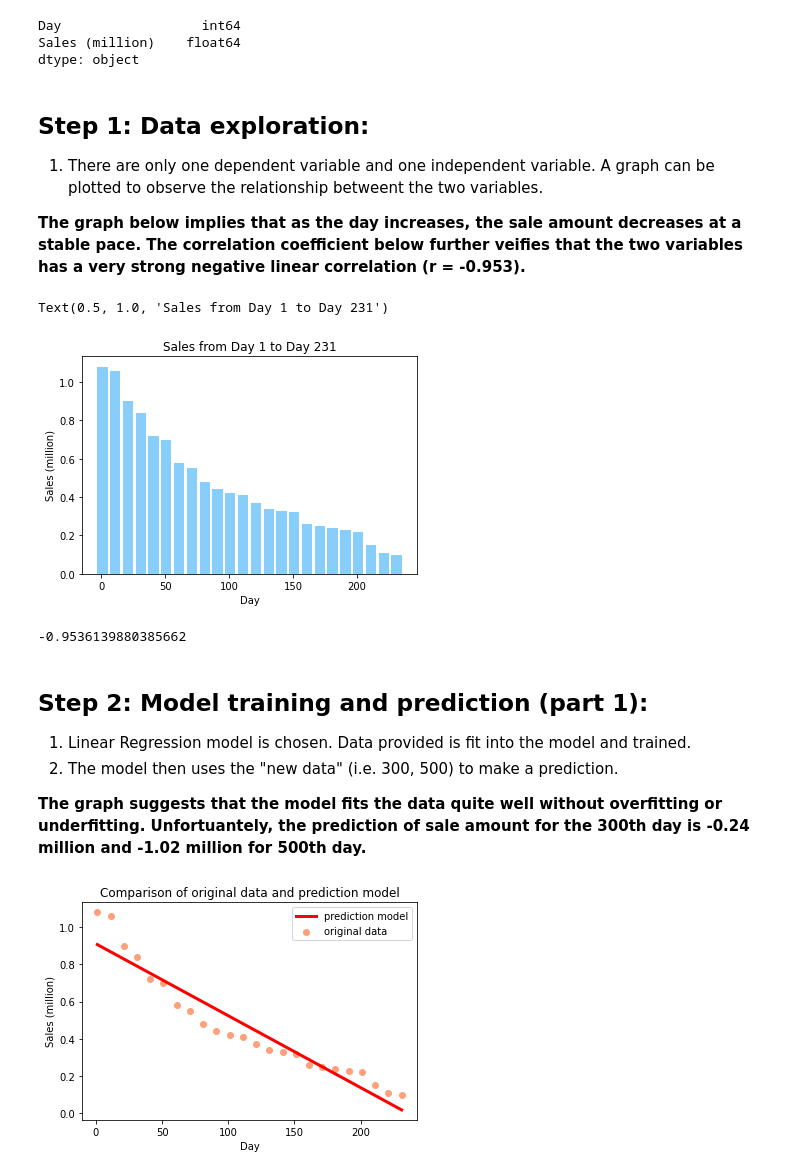
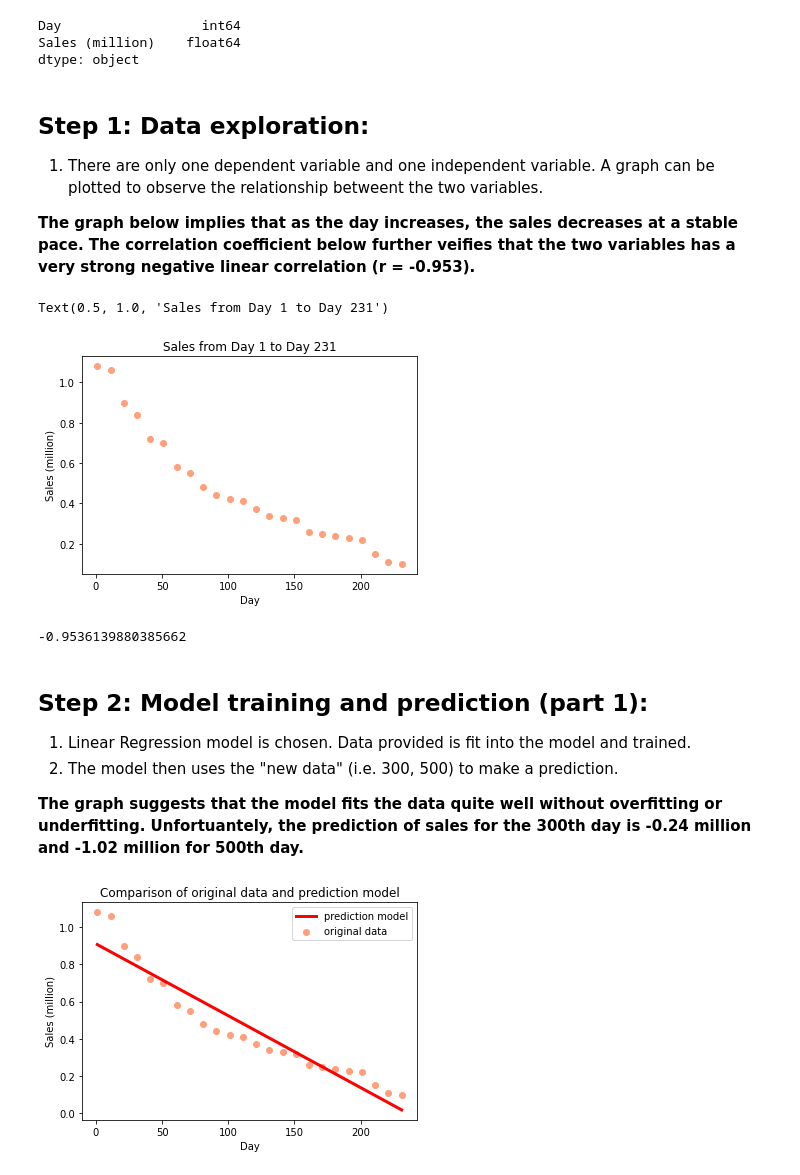
Before and after one commit to Vicky-Lam/Sales-prediction, a Jupyter notebook: Analysis-demo.ipynb, the cells around one changed output. Cells and saved outputs as stored; diff of their text form; code cells hidden in the pictures.

```diff
--- a/Analysis-demo.ipynb
+++ b/Analysis-demo.ipynb
@@ -40,18 +40,18 @@ dtype: object
 ## Step 1: Data exploration:
 1. There are only one dependent variable and one independent variable. A graph can be plotted to observe the relationship betweent the two variables.
 
-**The graph below implies that as the day increases, the sale amount decreases at a stable pace. The correlation coefficient below further veifies that the two variables has a very strong negative linear correlation (r = -0.953).**
+**The graph below implies that as the day increases, the sales decreases at a stable pace. The correlation coefficient below further veifies that the two variables has a very strong negative linear correlation (r = -0.953).**
 # %%
 #Visualize the data
 x = df['Day']
 y = df['Sales (million)']
-plt.bar(x, y, width = 8, color='lightskyblue')
+plt.scatter(x, y,  color='lightsalmon', label='original data')
 plt.xlabel('Day')
 plt.ylabel('Sales (million)')
 plt.title("Sales from Day 1 to Day 231", fontdict=None, loc='center', pad=None)
 # %% [output]
 Text(0.5, 1.0, 'Sales from Day 1 to Day 231')
-[figure, old version]
+[figure, new version]
 # %%
 #Calculate the correlation coefficient using data
 r = scipy.stats.pearsonr(x, y)[0]
@@ -63,7 +63,7 @@ print(r)
 1. Linear Regression model is chosen. Data provided is fit into the model and trained.
 2. The model then uses the "new data" (i.e. 300, 500) to make a prediction.
 
-**The graph suggests that the model fits the data quite well without overfitting or underfitting. Unfortuantely, the prediction of sale amount for the 300th day is -0.24 million and -1.02 million for 500th day.**
+**The graph suggests that the model fits the data quite well without overfitting or underfitting. Unfortuantely, the prediction of sales for the 300th day is -0.24 million and -1.02 million for 500th day.**
 # %%
 from sklearn.linear_model import LinearRegression
 
```
Also changed, not shown: parts of 2 cells of this notebook.
